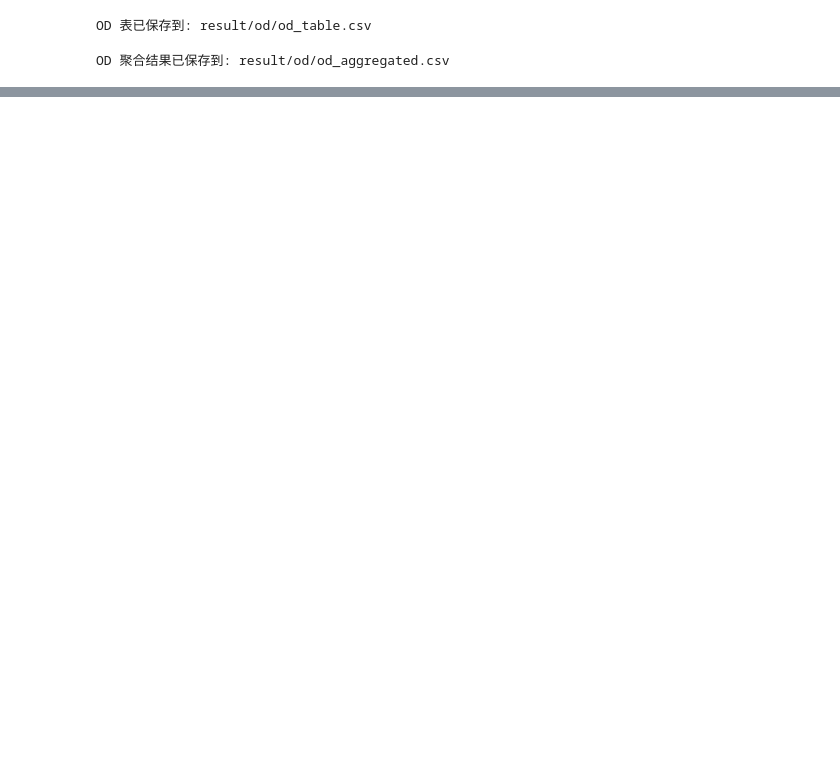
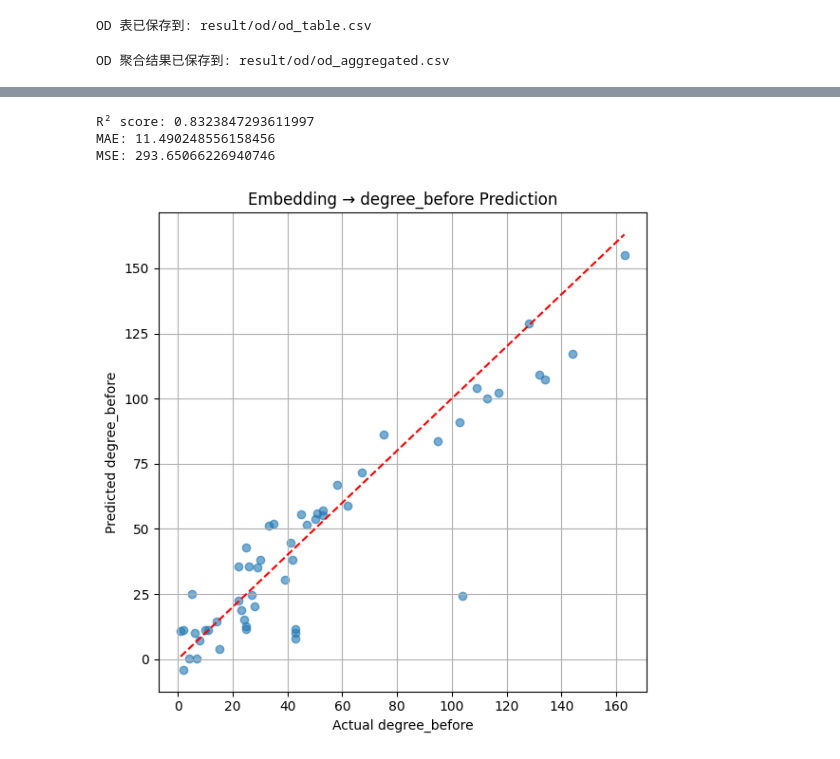
Before and after one commit to Paulliant/global-shipping-networks-analysis, a Jupyter notebook: Network Analysis/od_calculate.ipynb, the cells around one changed output, grey strips where cells are left out. Cells and saved outputs as stored; diff of their text form; code cells hidden in the pictures; blank space fills up the shorter version.

Commit message:
od_feature calculated and scored

```diff
--- a/Network Analysis/od_calculate.ipynb
+++ b/Network Analysis/od_calculate.ipynb
@@ -180,0 +279,65 @@ print("动态图已保存到: result/od/dynamic_graph.csv")
+# %%
+import pandas as pd
+import numpy as np
+import matplotlib.pyplot as plt
+from sklearn.model_selection import train_test_split
+from sklearn.linear_model import LinearRegression, Ridge, Lasso
+from sklearn.ensemble import RandomForestRegressor, GradientBoostingRegressor
+from sklearn.metrics import mean_absolute_error, mean_squared_error, r2_score
+from sklearn.preprocessing import StandardScaler
+
+pred_column = 'degree_before'
+
+# 加载嵌入
+emb_df = pd.read_csv("result/graph_embedding/nodeembs_before.csv", header=None)
+emb_df = emb_df.rename(columns={0: 'label'})  # 第一列是节点 ID
+features = emb_df.drop(columns='label').values
+labels = emb_df['label'].astype(int).values
+
+# 加载 PageRank 数据
+rank_df = pd.read_csv("result/od/od_feature.csv")
+rank_df['label'] = rank_df['label'].astype(int)
+
+# 对齐 & 排序
+merged = pd.DataFrame({'label': labels})
+merged = merged.merge(rank_df[['label', pred_column]], on='label', how='left')
+
+# 构建训练数据
+X = features
+y = merged[pred_column].fillna(merged[pred_column].mean()).values
+
+# 划分训练集与测试集（80% 训练，20% 测试）
+X_train, X_test, y_train, y_test = train_test_split(X, y, test_size=0.2, random_state=42)
+
+# ==== 模型选择 ====
+# model = LinearRegression()
+# model = Ridge(alpha=0.05)
+model = Lasso(alpha=0.05)
+# model = RandomForestRegressor(n_estimators=500, random_state=42)
+# model = GradientBoostingRegressor(n_estimators=500, learning_rate=0.01, random_state=42)
+# ==================
+
+# 训练模型
+model.fit(X_train, y_train)
+y_pred = model.predict(X_test)
+
+# 评估指标
+print("R² score:", r2_score(y_test, y_pred))
+print("MAE:", mean_absolute_error(y_test, y_pred))
+print("MSE:", mean_squared_error(y_test, y_pred))
+
+# 可视化
+plt.figure(figsize=(6,6))
+plt.scatter(y_test, y_pred, alpha=0.6)
+plt.plot([y_test.min(), y_test.max()], [y_test.min(), y_test.max()], 'r--')
+plt.xlabel(f"Actual {pred_column}")
+plt.ylabel(f"Predicted {pred_column}")
+plt.title(f"Embedding → {pred_column} Prediction")
+plt.grid(True)
+plt.tight_layout()
+plt.show()
+# %% [output]
+R² score: 0.8323847293611997
+MAE: 11.490248556158456
+MSE: 293.65066226940746
+[figure, added]
```
Also changed, not shown: parts of 4 cells of this notebook.
